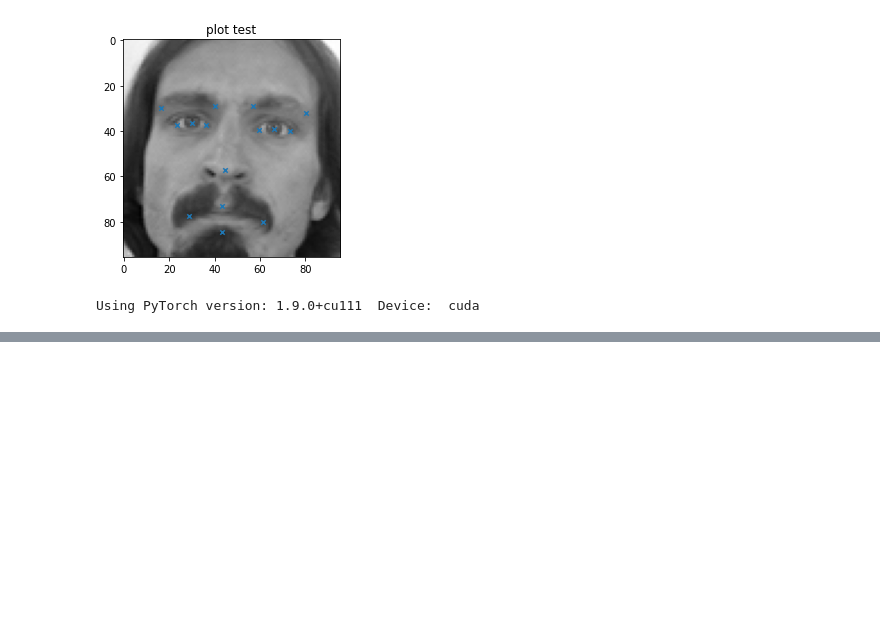
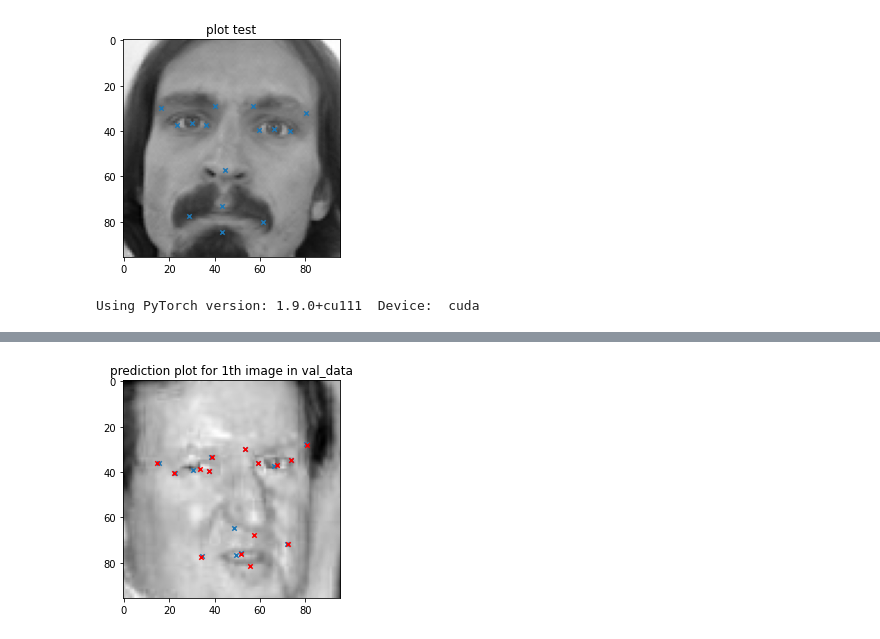
Before and after one commit to SangminAhn21/DL_Study, a Jupyter notebook: Kaggle/Facial_Keypoint_Detection/Facial_Keypoint_Detection.ipynb, the cells around one changed output, grey strips where cells are left out. Saved outputs shown, nothing was run; the diff lists cells and outputs as text; code cells hidden in the pictures; blank space fills up the shorter version.

```diff
--- a/Kaggle/Facial_Keypoint_Detection/Facial_Keypoint_Detection.ipynb
+++ b/Kaggle/Facial_Keypoint_Detection/Facial_Keypoint_Detection.ipynb
@@ -211,0 +257,6 @@ y_train: torch.Size([32, 30]) type: torch.DoubleTensor
+# %%
+model = Net().to(DEVICE)
+optimizer = torch.optim.Adam(model.parameters(), lr = 0.005)
+criterion = RMSELoss()
+
+print(model)
@@ -211,0 +286,20 @@ y_train: torch.Size([32, 30]) type: torch.DoubleTensor
+# %%
+def evaluate(model, val_loader):
+    model.eval()
+    val_loss = 0
+    with torch.no_grad():
+        for image, key in val_loader:
+            image = image.to(DEVICE)
+            key = key.to(DEVICE)
+            output = model(image)
+            val_loss += criterion(output, key).item()
+
+    val_loss /= len(val_loader.dataset)
+    val_loss *= BATCH_SIZE
+    return val_loss
+# %%
+for Epoch in range(1, EPOCHS + 1):
+    train(model, train_loader, optimizer, log_interval = 20)
+    val_loss = evaluate(model, val_loader)
+    print('\n[EPOCH: {}], \tVal Loss: {:.4f}\n'.
+          format(Epoch, val_loss))
@@ -211,0 +324,14 @@ y_train: torch.Size([32, 30]) type: torch.DoubleTensor
+# %%
+def predict(val_data, idx, plot=False):
+    image_pred = val_data[idx][0].to(DEVICE)
+    with torch.no_grad():
+        prediction = model(image_pred)
+
+    image_pred = image_pred.cpu().numpy()*255.
+    prediction = prediction.cpu().numpy().reshape(30)
+    answer = val_data[idx][1]
+
+    if plot == True:
+        fig, axis = plt.subplots()
+        prediction_plot(image_pred, prediction, answer, axis, 'prediction plot for {}th image in val_data'.
+                        format(idx))
@@ -211,0 +345,4 @@ y_train: torch.Size([32, 30]) type: torch.DoubleTensor
+# %%
+predict(val_data, 1, True)
+# %% [output]
+[figure, added]
```
Also changed, not shown: parts of 13 cells of this notebook.
